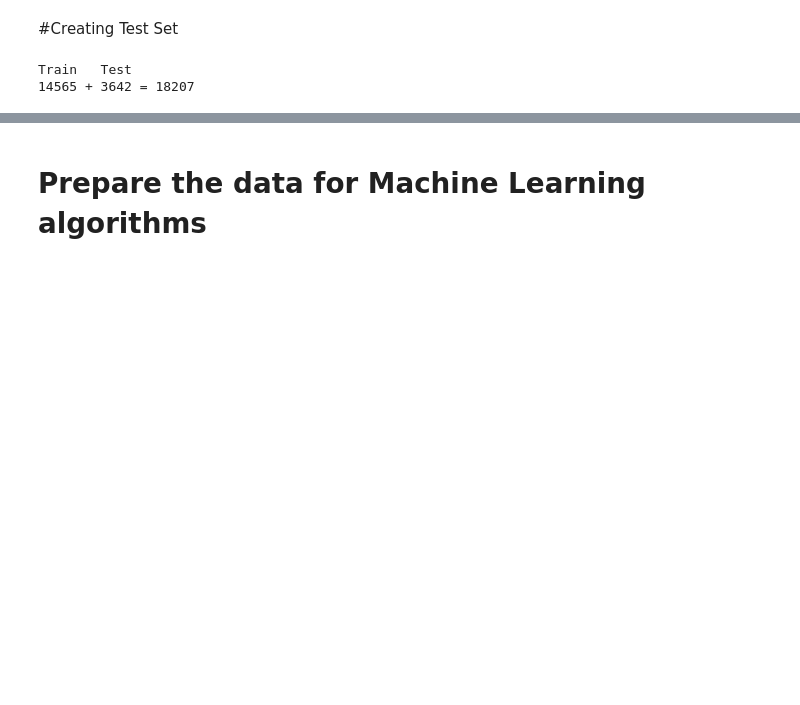
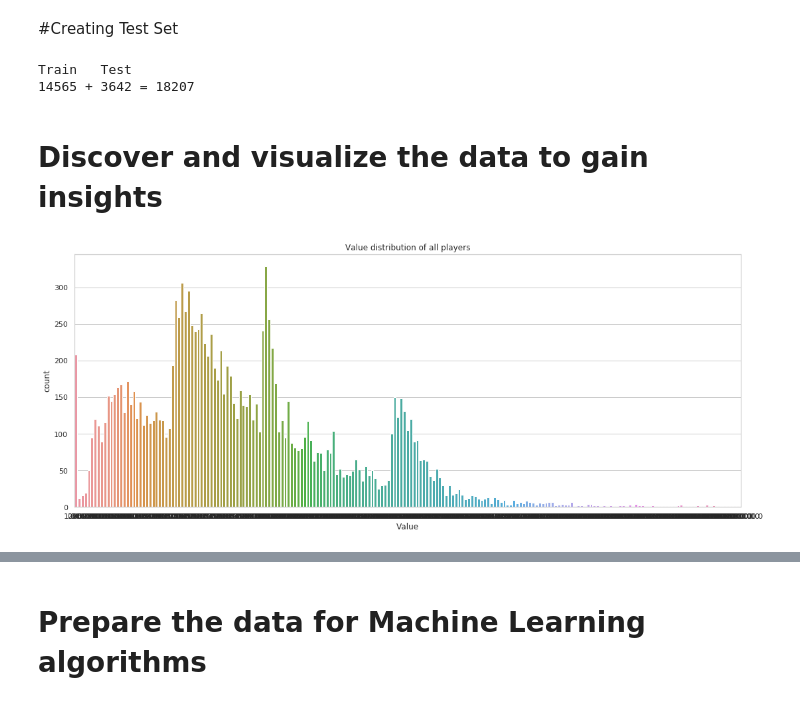
Before and after one commit to ketanpandey01/FIFA-19_Regression, a Jupyter notebook: FIFA'19.ipynb, the cells around one changed output, grey strips where cells are left out. Cells and saved outputs as stored; diff of their text form; code cells hidden in the pictures; blank space fills up the shorter version.

```diff
--- a/FIFA'19.ipynb
+++ b/FIFA'19.ipynb
@@ -186,3 +145,14 @@ print(len(train_set),'+',len(test_set),'=',len(train_set)+len(test_set))
 # %% [output]
 Train   Test
 14565 + 3642 = 18207
+# %% [markdown]
+# Discover and visualize the data to gain insights
+# %%
+# Value ditribution
+plt.figure(1, figsize=(18, 7))
+sb.set(style="whitegrid")
+sb.countplot( x= 'Value', data=train_set)
+plt.title('Value distribution of all players')
+plt.show()
+# %% [output]
+[figure, added]
```
Also changed, not shown: parts of 14 cells of this notebook.
